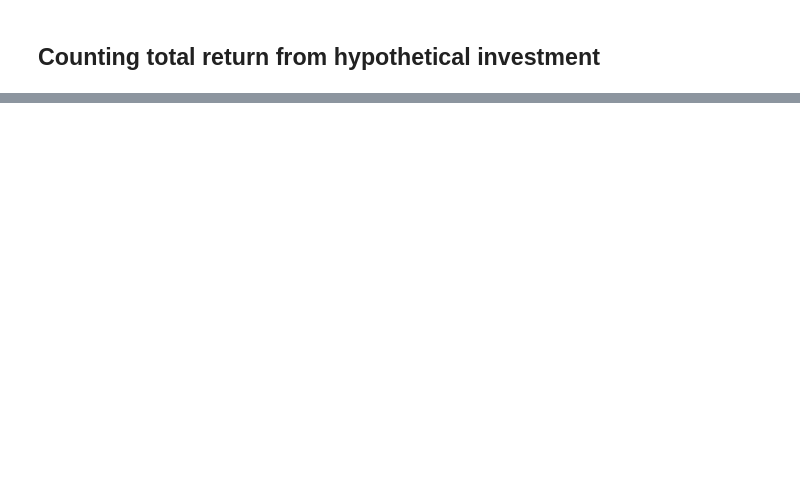
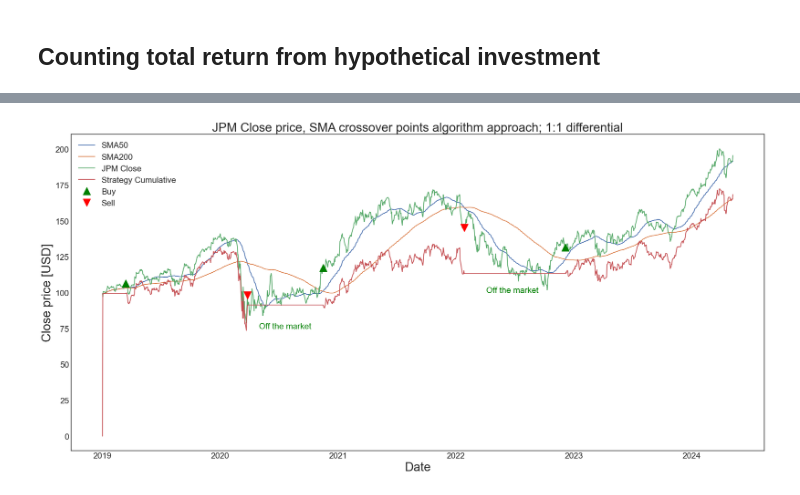
Before and after one commit to michaljaniga/DA-and-ML-jupyter-notebooks, a Jupyter notebook: financial_eda_SMA_EMA_algo_trade.ipynb, the cells around one changed output, grey strips where cells are left out. Drawn from its saved outputs; the diff is of its cells as text; code cells hidden in the pictures; blank space fills up the shorter version.

```diff
--- a/financial_eda_SMA_EMA_algo_trade.ipynb
+++ b/financial_eda_SMA_EMA_algo_trade.ipynb
@@ -333,3 +331,43 @@ dfClose['Date'] = dfClose.index
+# %%
+import matplotlib.pyplot as plt
+
+plt.figure(figsize=(20, 10))
+
+ax1 = plt.gca()
+
+ax1.plot(dfCloseSMA.index, dfCloseSMA['smaShort'], label=shortWindowLabel)
+ax1.plot(dfCloseSMA.index, dfCloseSMA['smaLong'], label=longWindowLabel)
+ax1.plot(dfCloseSMA.index, dfCloseSMA['JPM'], label='JPM Close')
+ax1.plot(dfCloseSMA.index, dfCloseSMA['StrategyCumulative'], label='Strategy Cumulative')
+
+ax1.plot(dfCloseSMA.loc[dfCloseSMA['JPMsignalMark'] == 1].index, dfCloseSMA['JPM'].loc[dfCloseSMA['JPMsignalMark'] == 1], '^', color='green', markersize=15, label='Buy', lw=6)
+ax1.plot(dfCloseSMA.loc[dfCloseSMA['JPMsignalMark'] == -1].index, dfCloseSMA['JPM'].loc[dfCloseSMA['JPMsignalMark'] == -1], 'v', color='red', markersize=15, label='Sell', lw=6)
+
+ax1.set_xlabel('Date', fontsize=24)
+ax1.set_ylabel('Close price [USD]', fontsize=24)
+ax1.tick_params(labelsize=16)
+ax1.legend(loc='upper left', fontsize='16')
+
+ax1.annotate(
+    'Off the market',
+    xy=(dfCloseSMA['Date'].loc['2020-05-01'], 75),
+    xytext=(dfCloseSMA['Date'].loc['2020-05-01'], 75),
+    fontsize=16, color='green'
+)
+ax1.annotate(
+    'Off the market',
+    xy=(dfCloseSMA['Date'].loc['2022-04-05'], 100),
+    xytext=(dfCloseSMA['Date'].loc['2022-04-05'], 100),
+    fontsize=16, color='green'
+)
+plt.title('JPM Close price, SMA crossover points algorithm approach; 1:1 differential', fontsize=24)
+plt.tight_layout()
+plt.show()
+
+buy_and_hold_pct = (dfCloseSMA['JPM'].iloc[-1] / dfCloseSMA['JPM'].iloc[0]) * 100
+strategy_pct = (dfCloseSMA['StrategyCumulative'].iloc[-1] / dfCloseSMA['JPM'].iloc[0]) * 100
+# %% [output]
+[figure, added]
 # %%
 import matplotlib.pyplot as plt
 
```
Also changed, not shown: parts of 27 cells of this notebook, 1 other file.
